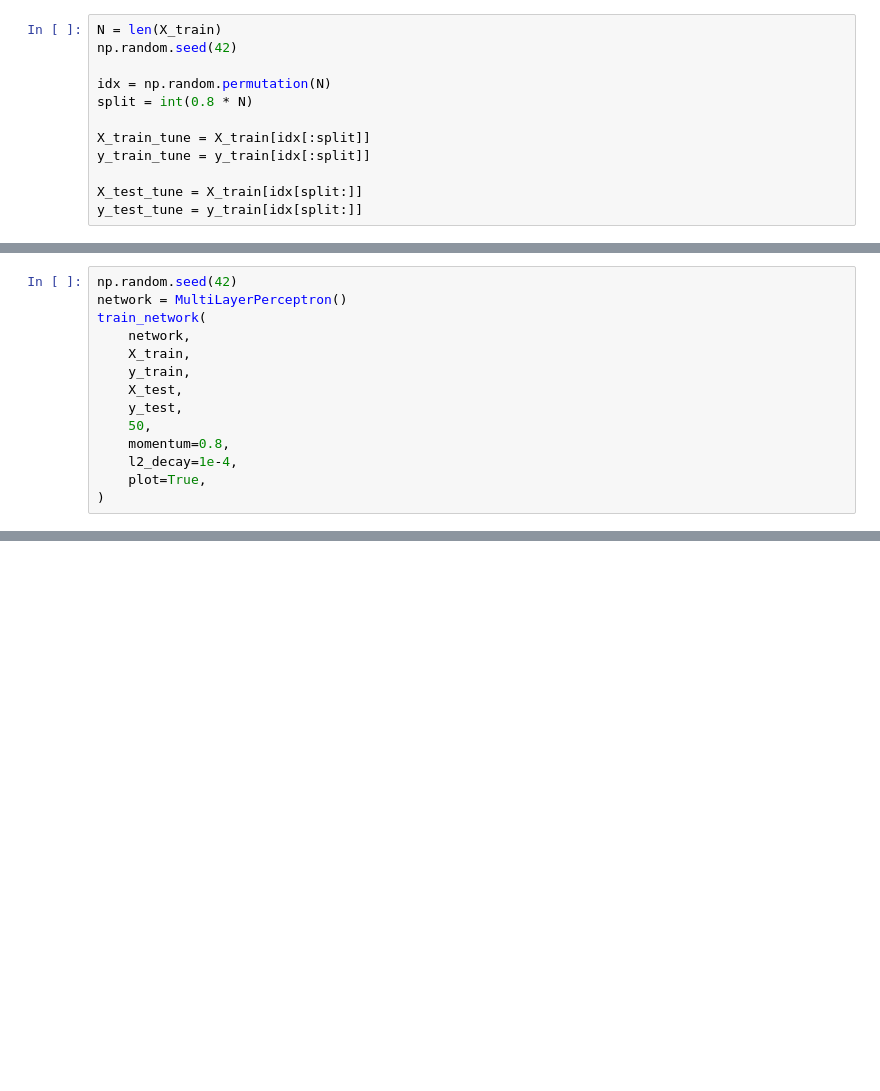
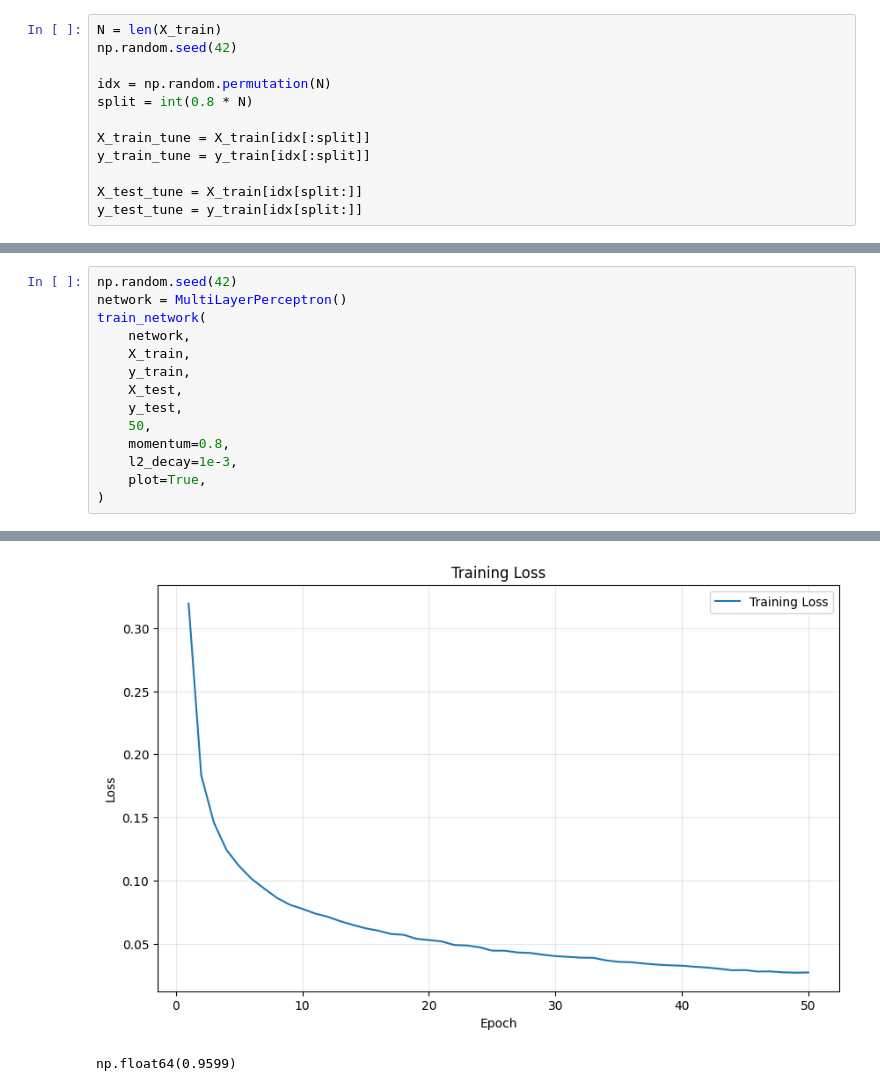
Before and after one commit to kapikozak/Statistical-Learning-Notebooks, a Jupyter notebook: stochastic_gradient_descent_manual.ipynb, the cells around one changed output, grey strips where cells are left out. Cells and saved outputs as stored; diff of their text form; blank space fills up the shorter version.

```diff
--- a/stochastic_gradient_descent_manual.ipynb
+++ b/stochastic_gradient_descent_manual.ipynb
@@ -438,7 +438,7 @@ train_network(
     y_test,
     50,
     momentum=0.8,
-    l2_decay=1e-4,
+    l2_decay=1e-3,
     plot=True,
 )
 # %% [output]
@@ -461,0 +462,2 @@ Epoch: 41/50 | Loss: 0.0249 | Accuracy: 96.19%
+[figure, added]
+np.float64(0.9599)
```
Also changed, not shown: parts of 5 cells of this notebook.
